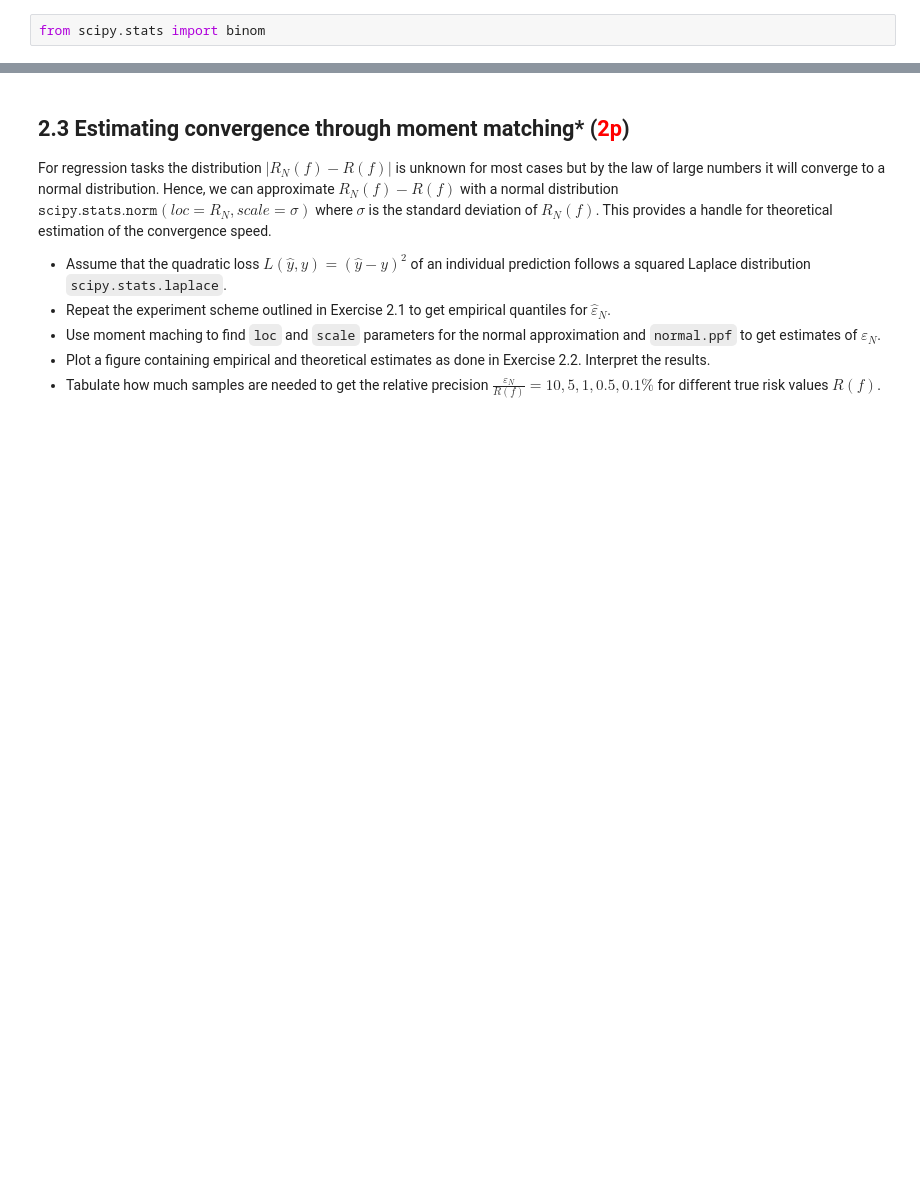
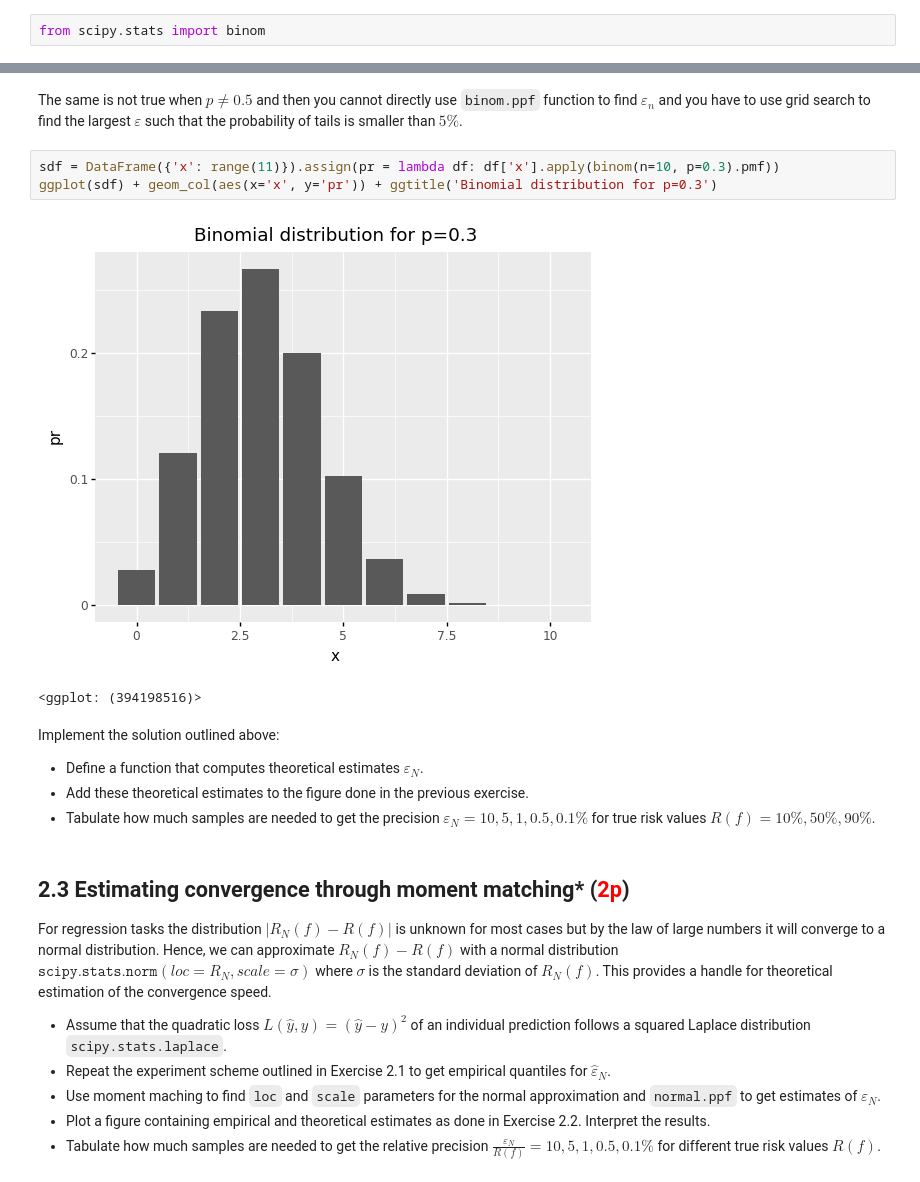
Before and after one commit to swenlaur/machine-learning-ii, a Jupyter notebook: practise-sessions/01/02_test_error_variability.ipynb, the cells around one changed output, grey strips where cells are left out. Cells and saved outputs as stored; diff of their text form; blank space fills up the shorter version.

```diff
--- a/practise-sessions/01/02_test_error_variability.ipynb
+++ b/practise-sessions/01/02_test_error_variability.ipynb
@@ -171,3 +176,16 @@ from scipy.stats import binom
+# %% [markdown]
+The same is not true when $p\neq 0.5$ and then you cannot directly use `binom.ppf` function to find $\varepsilon_n$ and you have to use grid search to find the largest $\varepsilon$ such that the probability of tails is smaller than $5\%$.
+# %%
+sdf = DataFrame({'x': range(11)}).assign(pr = lambda df: df['x'].apply(binom(n=10, p=0.3).pmf))
+ggplot(sdf) + geom_col(aes(x='x', y='pr')) + ggtitle('Binomial distribution for p=0.3')
+# %% [output]
+[figure, added]
+<ggplot: (394198516)>
+# %% [markdown]
+Implement the solution outlined above:
+* Define a function that computes theoretical estimates $\varepsilon_N$.
+* Add these theoretical estimates to the figure done in the previous exercise.
+* Tabulate how much samples are needed to get the precision $\varepsilon_N=10, 5, 1, 0.5, 0.1\%$ for true risk values $R(f)=10\%, 50\%, 90\%$.
 # %% [markdown]
 ## 2.3 Estimating convergence through moment matching* (<font color='red'>2p</font>)
 
```
Also changed, not shown: parts of 3 cells of this notebook, 1 other file.
